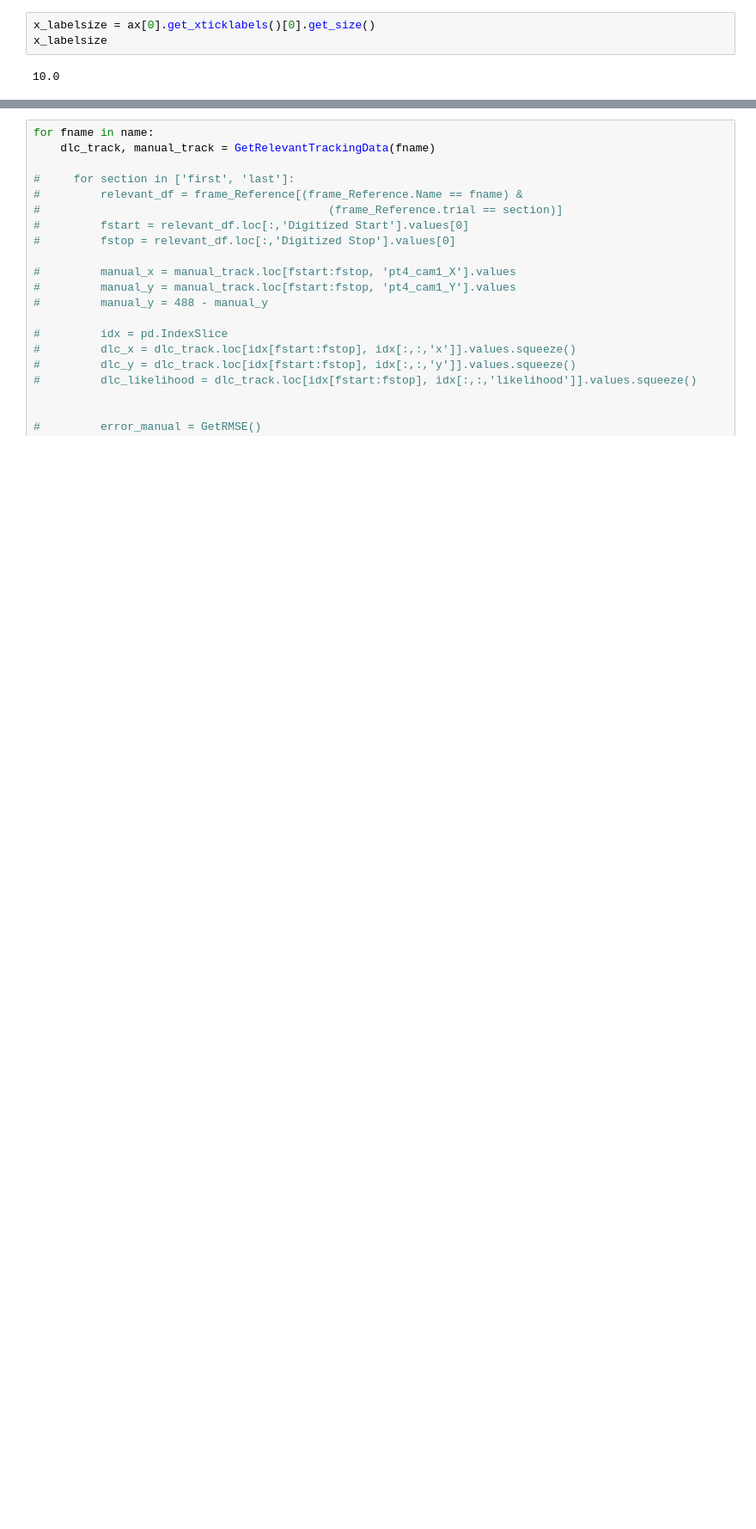
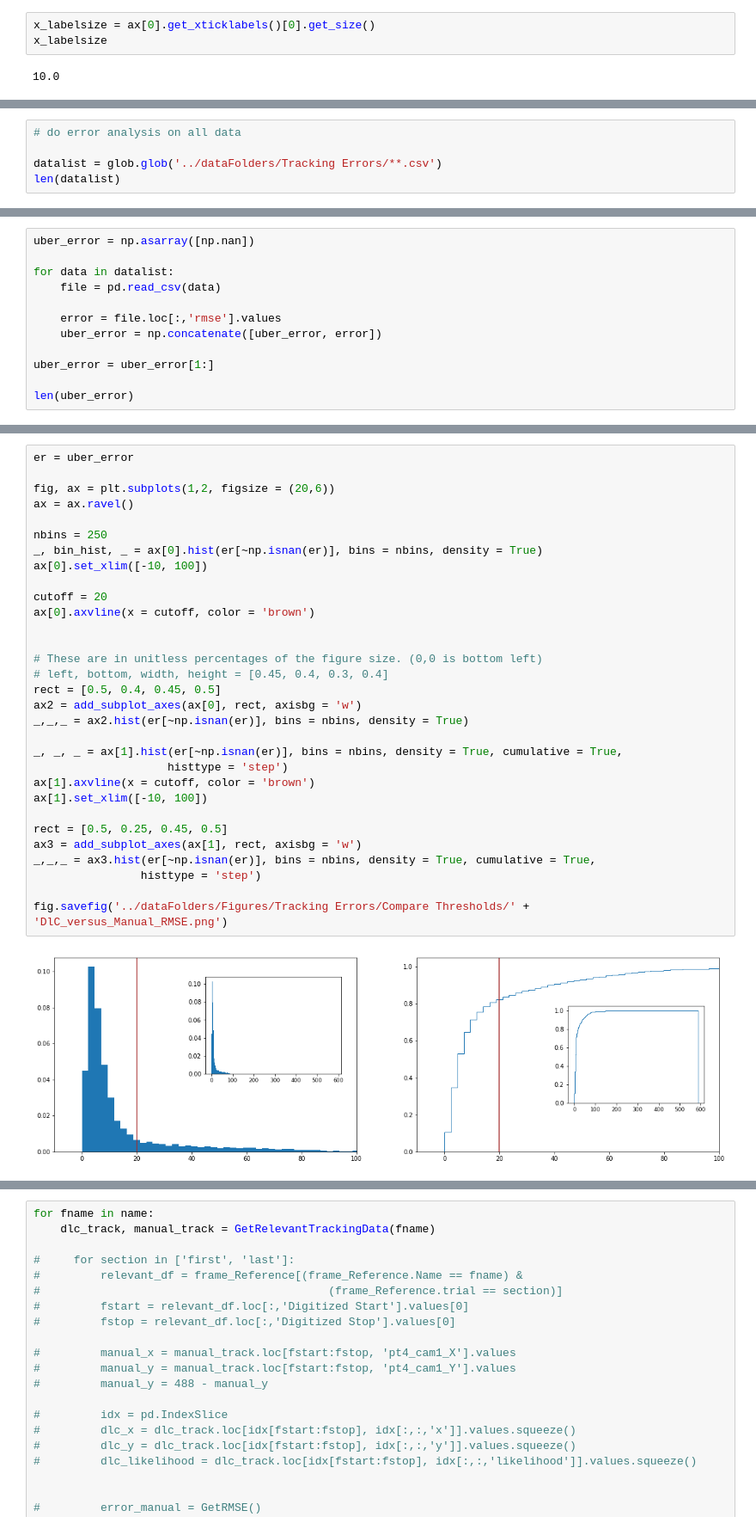
Before and after one commit to TanviDeora/ProboscisTracking, a Jupyter notebook: DLC annotation Errors/CalculateTrackingErrors-Pixel errors in successive frames.ipynb, the cells around one changed output, grey strips where cells are left out. Shown at 86% size. Drawn from its saved outputs; the diff is of its cells as text; blank space fills up the shorter version.

```diff
--- a/DLC annotation Errors/CalculateTrackingErrors-Pixel errors in successive frames.ipynb
+++ b/DLC annotation Errors/CalculateTrackingErrors-Pixel errors in successive frames.ipynb
@@ -274,0 +287,5 @@ ax[1].axvline(x = 36, color = 'brown')
+# %%
+# do error analysis on all data
+
+datalist = glob.glob('../dataFolders/Tracking Errors/**.csv')
+len(datalist)
@@ -274,0 +294,12 @@ ax[1].axvline(x = 36, color = 'brown')
+# %%
+uber_error = np.asarray([np.nan])
+
+for data in datalist:
+    file = pd.read_csv(data)
+
+    error = file.loc[:,'rmse'].values
+    uber_error = np.concatenate([uber_error, error])
+
+uber_error = uber_error[1:]
+
+len(uber_error)
@@ -274,0 +308,33 @@ ax[1].axvline(x = 36, color = 'brown')
+# %%
+er = uber_error
+
+fig, ax = plt.subplots(1,2, figsize = (20,6))
+ax = ax.ravel()
+
+nbins = 250
+_, bin_hist, _ = ax[0].hist(er[~np.isnan(er)], bins = nbins, density = True)
+ax[0].set_xlim([-10, 100])
+
+cutoff = 20
+ax[0].axvline(x = cutoff, color = 'brown')
+
+
+# These are in unitless percentages of the figure size. (0,0 is bottom left)
+# left, bottom, width, height = [0.45, 0.4, 0.3, 0.4]
+rect = [0.5, 0.4, 0.45, 0.5]
+ax2 = add_subplot_axes(ax[0], rect, axisbg = 'w')
+_,_,_ = ax2.hist(er[~np.isnan(er)], bins = nbins, density = True)
+
+_, _, _ = ax[1].hist(er[~np.isnan(er)], bins = nbins, density = True, cumulative = True,
+                    histtype = 'step')
+ax[1].axvline(x = cutoff, color = 'brown')
+ax[1].set_xlim([-10, 100])
+
+rect = [0.5, 0.25, 0.45, 0.5]
+ax3 = add_subplot_axes(ax[1], rect, axisbg = 'w')
+_,_,_ = ax3.hist(er[~np.isnan(er)], bins = nbins, density = True, cumulative = True,
+                histtype = 'step')
+
+fig.savefig('../dataFolders/Figures/Tracking Errors/Compare Thresholds/' + 'DlC_versus_Manual_RMSE.png')
+# %% [output]
+[figure, added]
```
Also changed, not shown: parts of 15 cells of this notebook, 5 other files.
